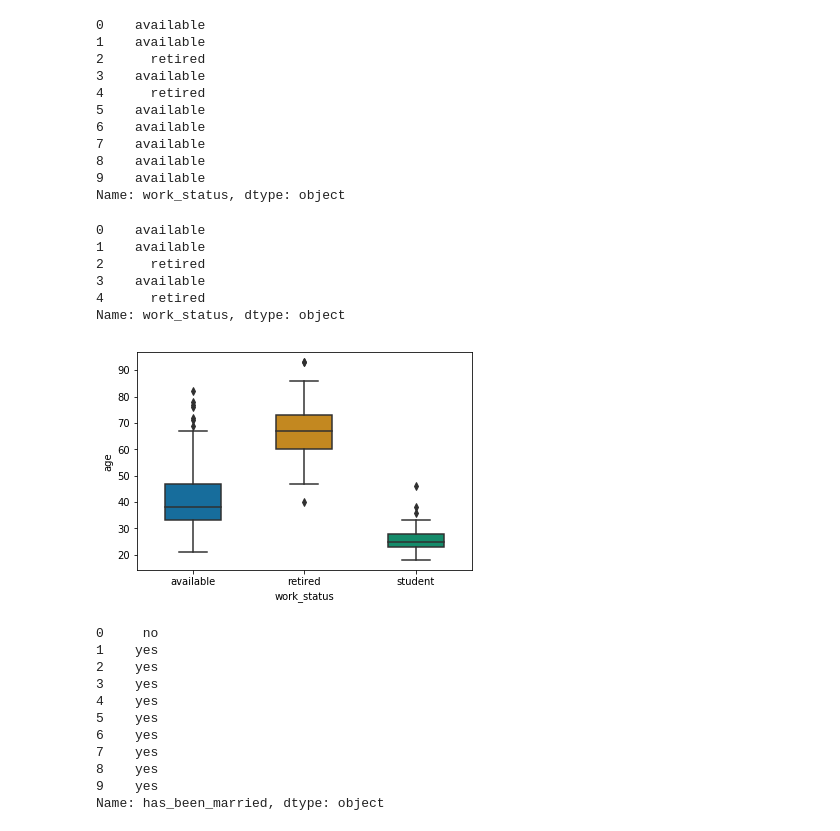
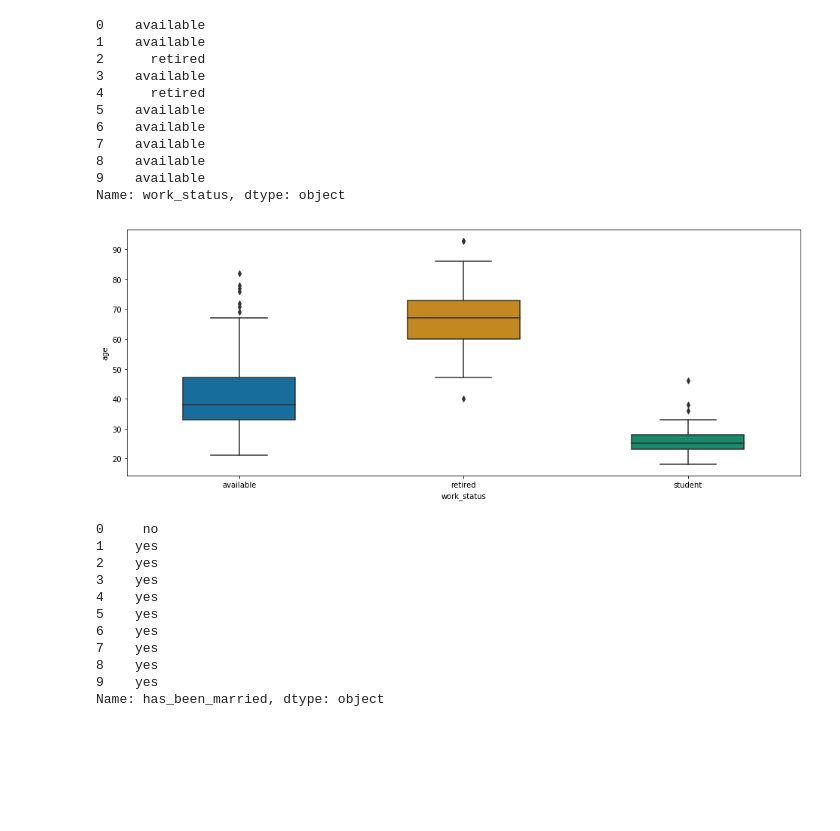
Before and after one commit to vipulpopat/MSCAI_Sem1_Etivity2, a Jupyter notebook: Etivity2_9939245.ipynb, the cells around one changed output. Drawn from its saved outputs; the diff is of its cells as text; code cells hidden in the pictures; blank space fills up the shorter version.

```diff
--- a/Etivity2_9939245.ipynb
+++ b/Etivity2_9939245.ipynb
@@ -505,21 +290,13 @@ df['work_status'].head(10)
 8    available
 9    available
 Name: work_status, dtype: object
-# %%
-df['work_status'].head()
-# %% [output]
-0    available
-1    available
-2      retired
-3    available
-4      retired
-Name: work_status, dtype: object
 # %%
 # Compare Work Status for Peopl
+plt.figure(figsize=(16, 6))
 bplot = sns.boxplot(y='age', x='work_status',
                  data=df,
                  width=0.5,
                  palette="colorblind")
 # %% [output]
-[figure, old version]
+[figure, new version]
 # %%
```
Also changed, not shown: parts of 58 cells of this notebook.
